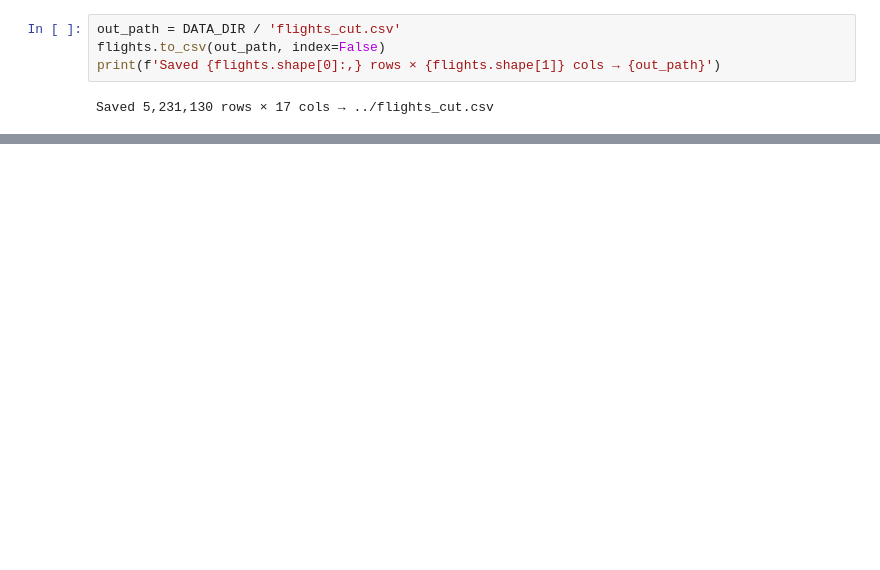
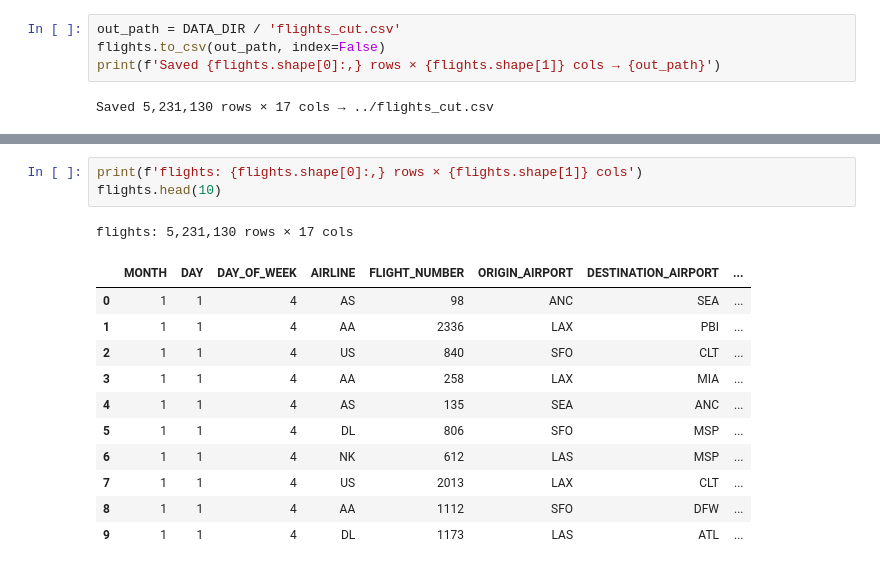
Before and after one commit to bbinotto/data-hack, a Jupyter notebook: notebooks/01_flight_analysis.ipynb, the cells around one changed output, grey strips where cells are left out. Cells and saved outputs as stored; diff of their text form; blank space fills up the shorter version.

```diff
--- a/notebooks/01_flight_analysis.ipynb
+++ b/notebooks/01_flight_analysis.ipynb
@@ -333,0 +240,16 @@ weighted avg       0.76      0.60      0.64    125548
+# %%
+print(f'flights: {flights.shape[0]:,} rows × {flights.shape[1]} cols')
+flights.head(10)
+# %% [output]
+flights: 5,231,130 rows × 17 cols
+|  | MONTH | DAY | DAY_OF_WEEK | AIRLINE | FLIGHT_NUMBER | ORIGIN_AIRPORT | DESTINATION_AIRPORT | ... |
+| 0 | 1 | 1 | 4 | AS | 98 | ANC | SEA | ... |
+| 1 | 1 | 1 | 4 | AA | 2336 | LAX | PBI | ... |
+| 2 | 1 | 1 | 4 | US | 840 | SFO | CLT | ... |
+| 3 | 1 | 1 | 4 | AA | 258 | LAX | MIA | ... |
+| 4 | 1 | 1 | 4 | AS | 135 | SEA | ANC | ... |
+| 5 | 1 | 1 | 4 | DL | 806 | SFO | MSP | ... |
+| 6 | 1 | 1 | 4 | NK | 612 | LAS | MSP | ... |
+| 7 | 1 | 1 | 4 | US | 2013 | LAX | CLT | ... |
+| 8 | 1 | 1 | 4 | AA | 1112 | SFO | DFW | ... |
+| 9 | 1 | 1 | 4 | DL | 1173 | LAS | ATL | ... |
```
Also changed, not shown: parts of 23 cells of this notebook, 1 other file.
